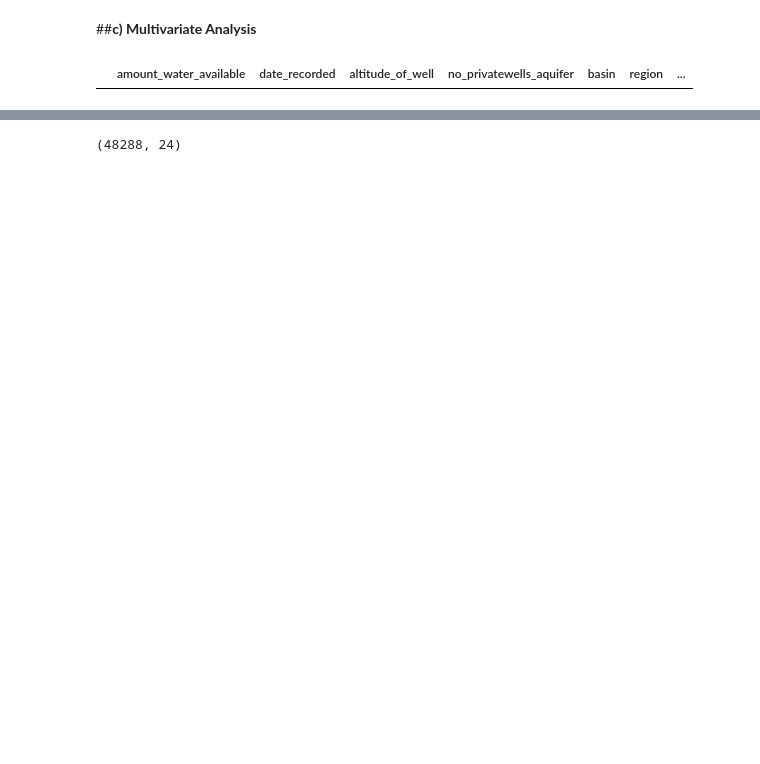
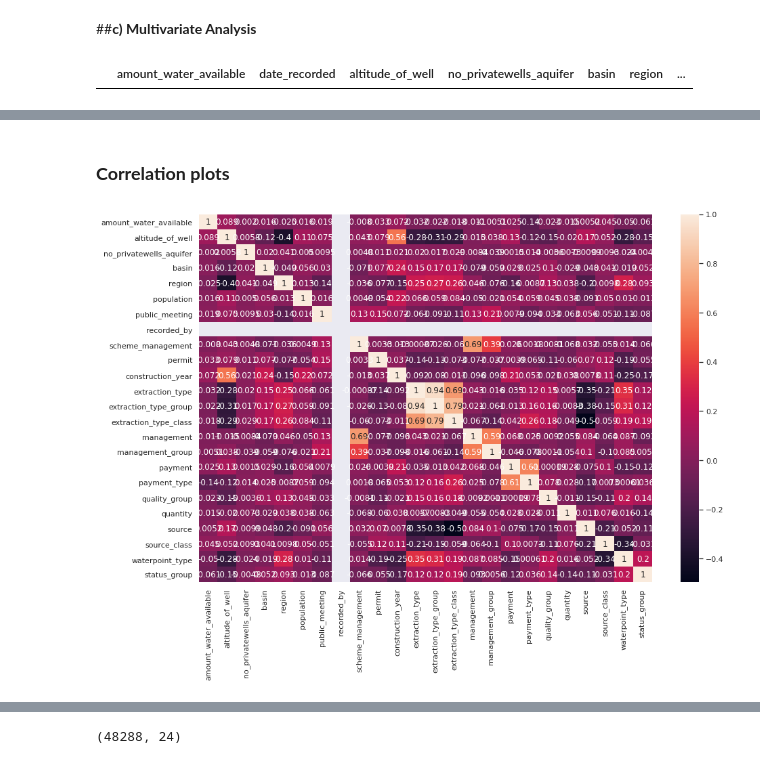
Before and after one commit to njonge-nathan/Capstone-Data-Mining-the-Water-Table.ipynb, a Jupyter notebook: Capstone_Data_Mining_the_Water_Table.ipynb, the cells around one changed output, grey strips where cells are left out. Drawn from its saved outputs; the diff is of its cells as text; code cells hidden in the pictures; blank space fills up the shorter version.

```diff
--- a/Capstone_Data_Mining_the_Water_Table.ipynb
+++ b/Capstone_Data_Mining_the_Water_Table.ipynb
@@ -1213,0 +1264,12 @@ train_df.head(1)
+# %% [markdown]
+### **Correlation plots**
+# %%
+# Let's display the correlations between the variables
+corr = train_df.corr()
+corr
+#visualizing correlation on a heatmap
+plt.figure(figsize=(15,10))
+sns.heatmap(corr, annot = True)
+plt.show()
+# %% [output]
+[figure, added]
```
Also changed, not shown: parts of 136 cells of this notebook.
